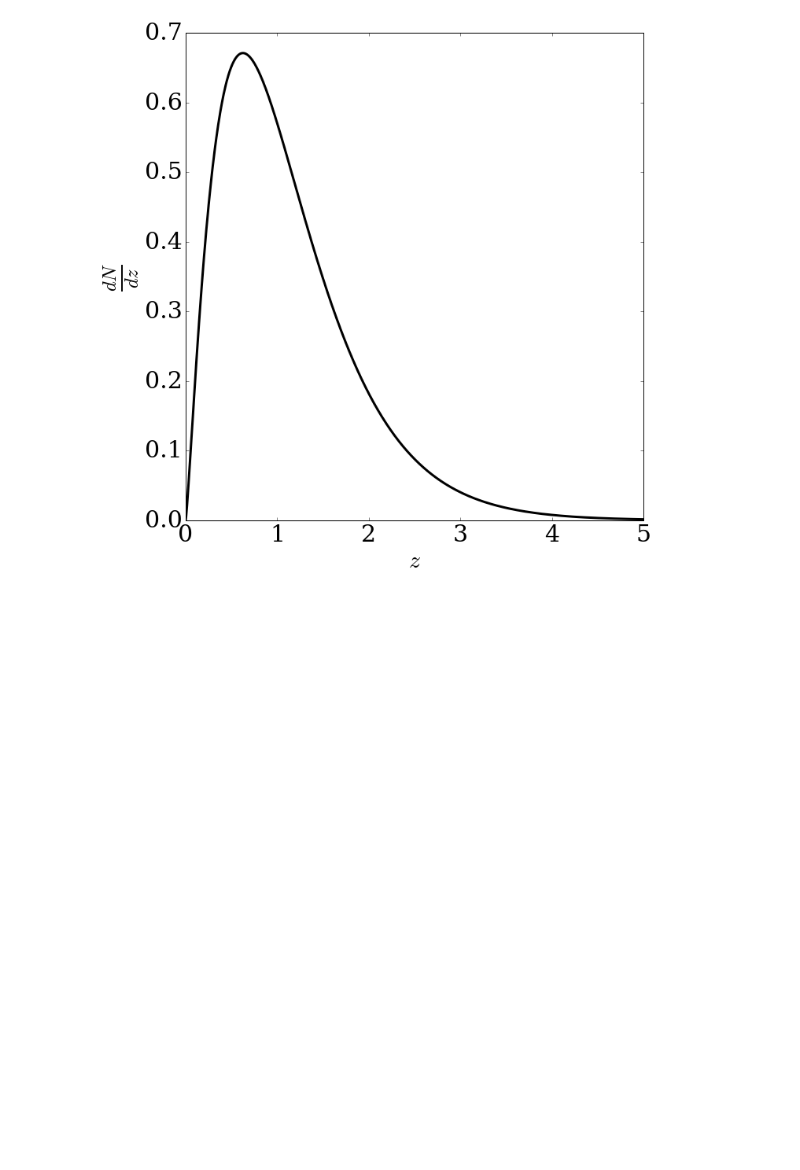
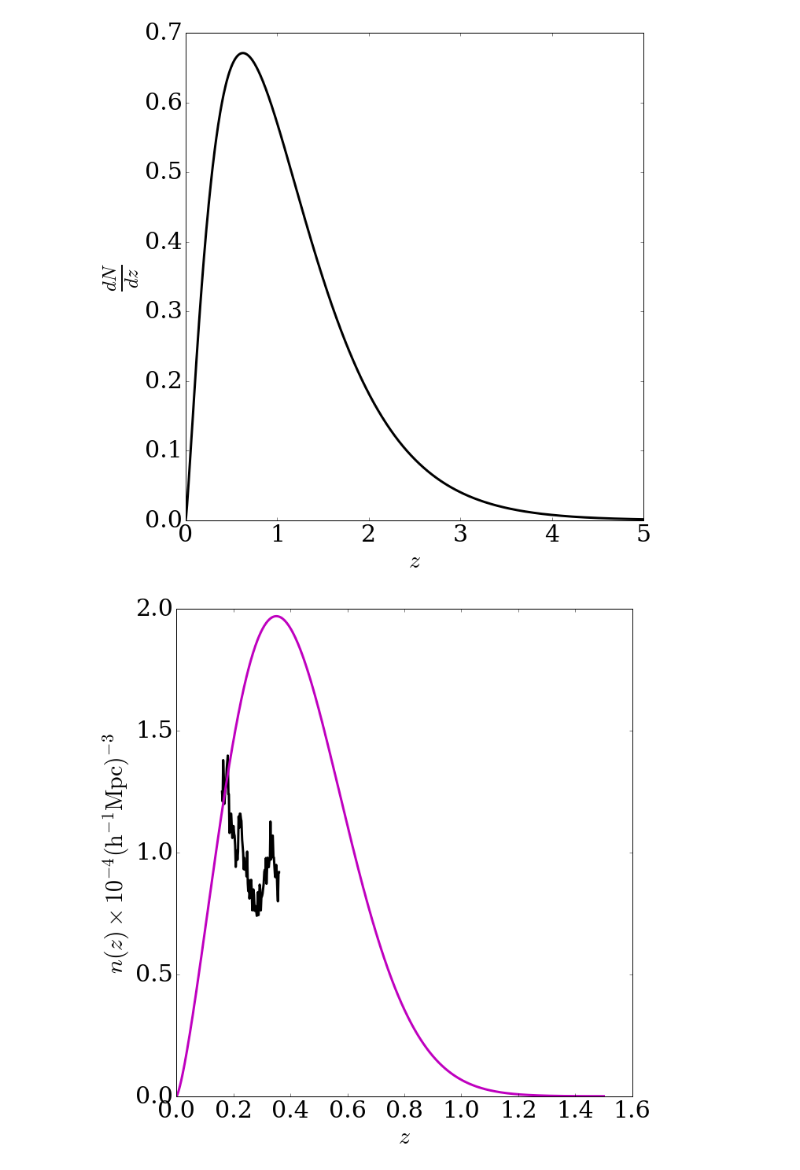
Before and after one commit to c-d-leonard/IA_GGL, a Jupyter notebook: NofZ_plots_paper.ipynb, the cells around one changed output. Saved outputs shown, nothing was run; the diff lists cells and outputs as text; code cells hidden in the pictures; blank space fills up the shorter version.

```diff
--- a/NofZ_plots_paper.ipynb
+++ b/NofZ_plots_paper.ipynb
@@ -107,3 +122,18 @@ plt.tight_layout()
 plt.savefig('./plots/NofZ_source_LSST.png')
 # %% [output]
 [figure]
+# %%
+# Plot both SDSS sources and lenses on the same figure for intuition
+plt.figure(figsize=(10,10))
+plt.rcParams["font.family"] = "serif"
+plt.plot(z_SDSS, dNdzl_SDSS, 'k', linewidth=3)
+plt.hold(True)
+plt.plot(z_SDSS_src, dNdz_SDSS, 'm', linewidth=3)
+plt.xlabel('$z$', fontsize=30)
+plt.ylabel('$n(z) \\times 10^{-4} ({\\rm h}^{-1} {\\rm Mpc})^{-3}}$', fontsize=30)
+plt.tick_params(axis='both', labelsize='30')
+plt.tight_layout()
+#plt.show()
+plt.savefig('./plots/NofZ_lens_source_SDSS.png')
+# %% [output]
+[figure, added]
```
Also changed, not shown: parts of 2 cells of this notebook, 10 other files.
